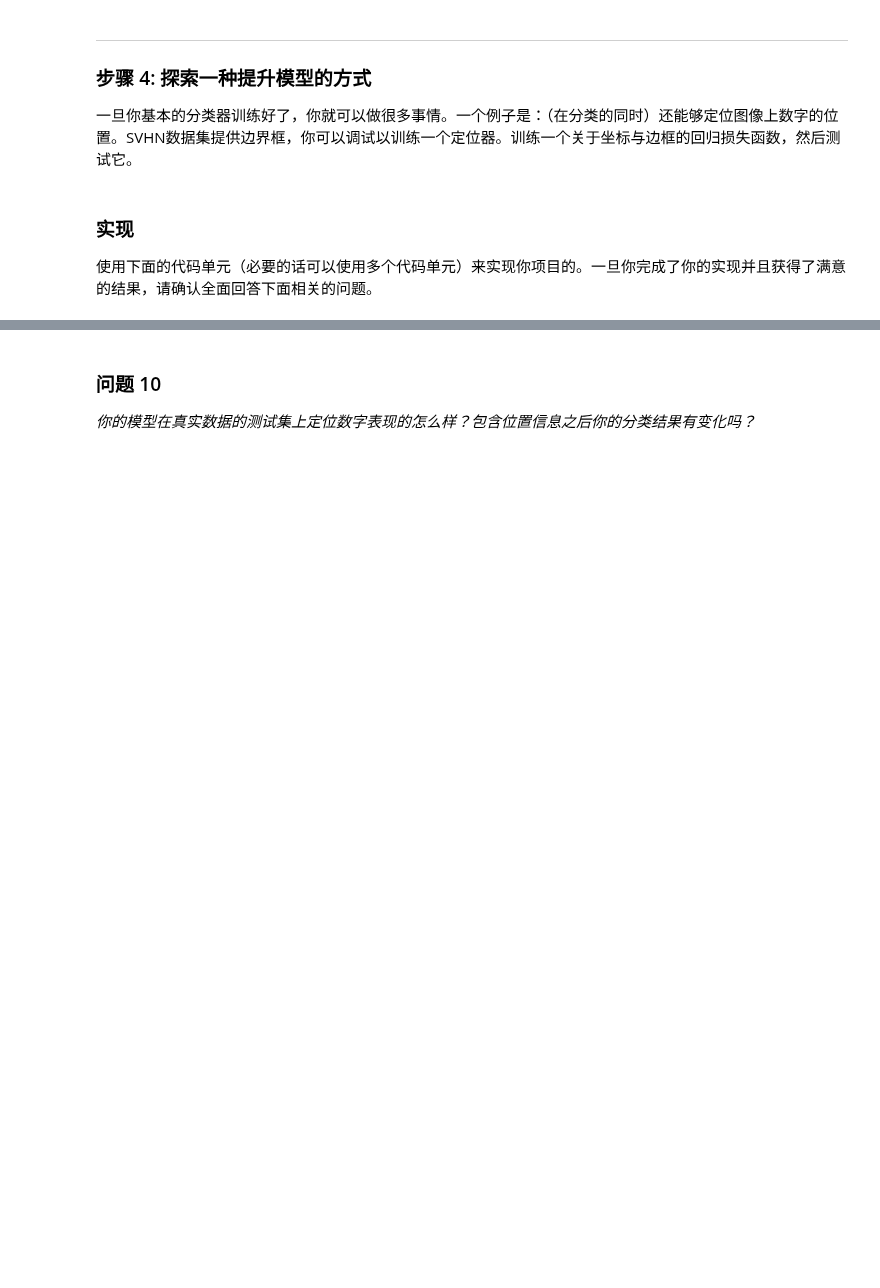
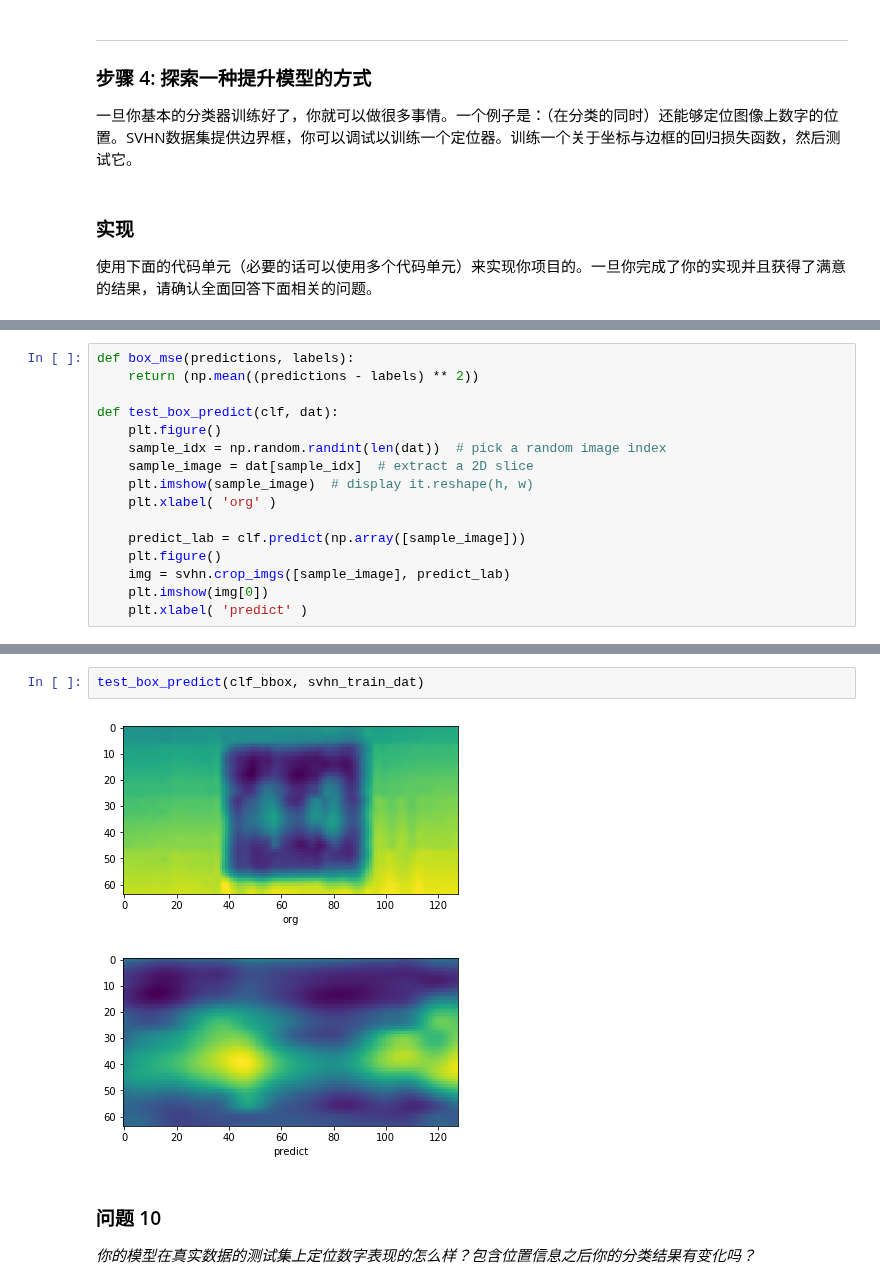
Before and after one commit to Heerozh/machine-learning, a Jupyter notebook: projects/digit_recognition/digit_recognition.ipynb, the cells around one changed output, grey strips where cells are left out. Drawn from its saved outputs; the diff is of its cells as text; blank space fills up the shorter version.

```diff
--- a/projects/digit_recognition/digit_recognition.ipynb
+++ b/projects/digit_recognition/digit_recognition.ipynb
@@ -576,0 +580,16 @@ _如果必要的话，请提供关于你是如何建立一个使得你的模型
+# %%
+def box_mse(predictions, labels):
+    return (np.mean((predictions - labels) ** 2))
+
+def test_box_predict(clf, dat):
+    plt.figure()
+    sample_idx = np.random.randint(len(dat))  # pick a random image index
+    sample_image = dat[sample_idx]  # extract a 2D slice
+    plt.imshow(sample_image)  # display it.reshape(h, w)
+    plt.xlabel( 'org' )
+
+    predict_lab = clf.predict(np.array([sample_image]))
+    plt.figure()
+    img = svhn.crop_imgs([sample_image], predict_lab)
+    plt.imshow(img[0])
+    plt.xlabel( 'predict' )
@@ -577,3 +661,8 @@ _如果必要的话，请提供关于你是如何建立一个使得你的模型
+# %%
+test_box_predict(clf_bbox, svhn_train_dat)
+# %% [output]
+[figure, added]
+[figure, added]
 # %% [markdown]
 ### 问题 10
 _你的模型在真实数据的测试集上定位数字表现的怎么样？包含位置信息之后你的分类结果有变化吗？_
```
Also changed, not shown: parts of 8 cells of this notebook, 1 other file.
